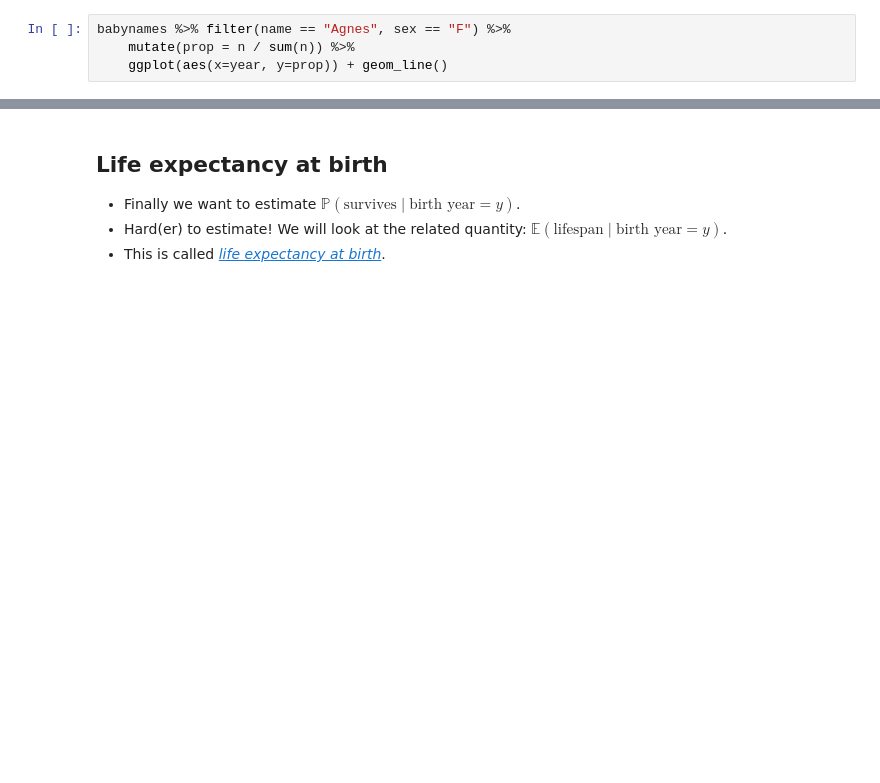
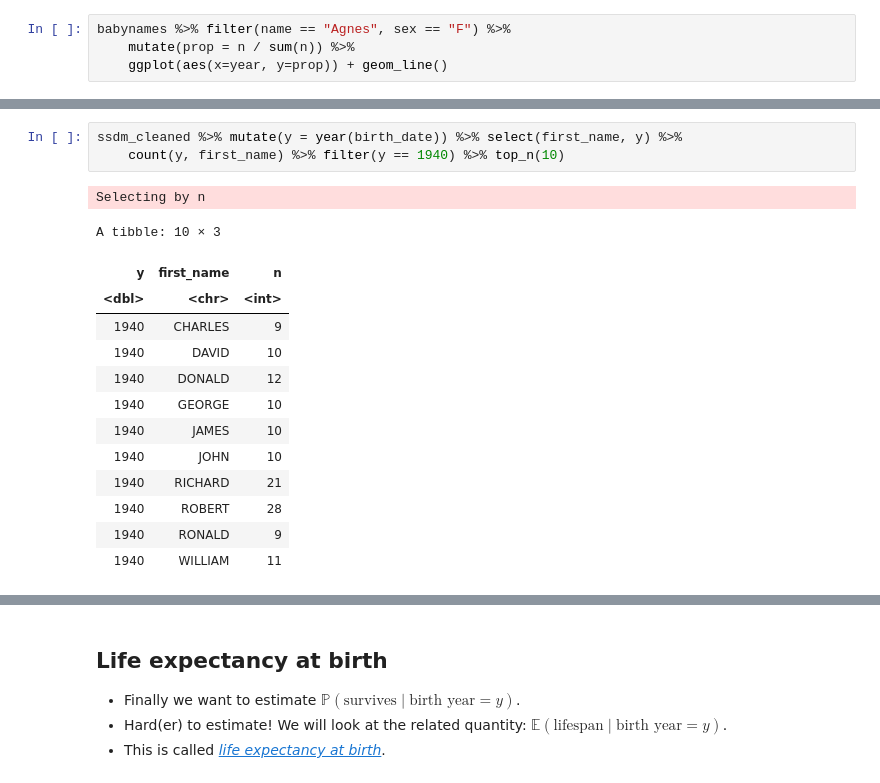
Before and after one commit to terhorst/stats504, a Jupyter notebook: lectures/week2/slides.ipynb, the cells around one changed output, grey strips where cells are left out. Saved outputs shown, nothing was run; the diff lists cells and outputs as text; blank space fills up the shorter version.

```diff
--- a/lectures/week2/slides.ipynb
+++ b/lectures/week2/slides.ipynb
@@ -257,0 +389,18 @@ babynames %>% filter(name == "Agnes", sex == "F") %>%
+# %%
+ssdm_cleaned %>% mutate(y = year(birth_date)) %>% select(first_name, y) %>%
+    count(y, first_name) %>% filter(y == 1940) %>% top_n(10)
+# %% [output]
+Selecting by n
+A tibble: 10 × 3
+| y | first_name | n |
+| <dbl> | <chr> | <int> |
+| 1940 | CHARLES | 9 |
+| 1940 | DAVID | 10 |
+| 1940 | DONALD | 12 |
+| 1940 | GEORGE | 10 |
+| 1940 | JAMES | 10 |
+| 1940 | JOHN | 10 |
+| 1940 | RICHARD | 21 |
+| 1940 | ROBERT | 28 |
+| 1940 | RONALD | 9 |
+| 1940 | WILLIAM | 11 |
```
Also changed, not shown: parts of 30 cells of this notebook.
